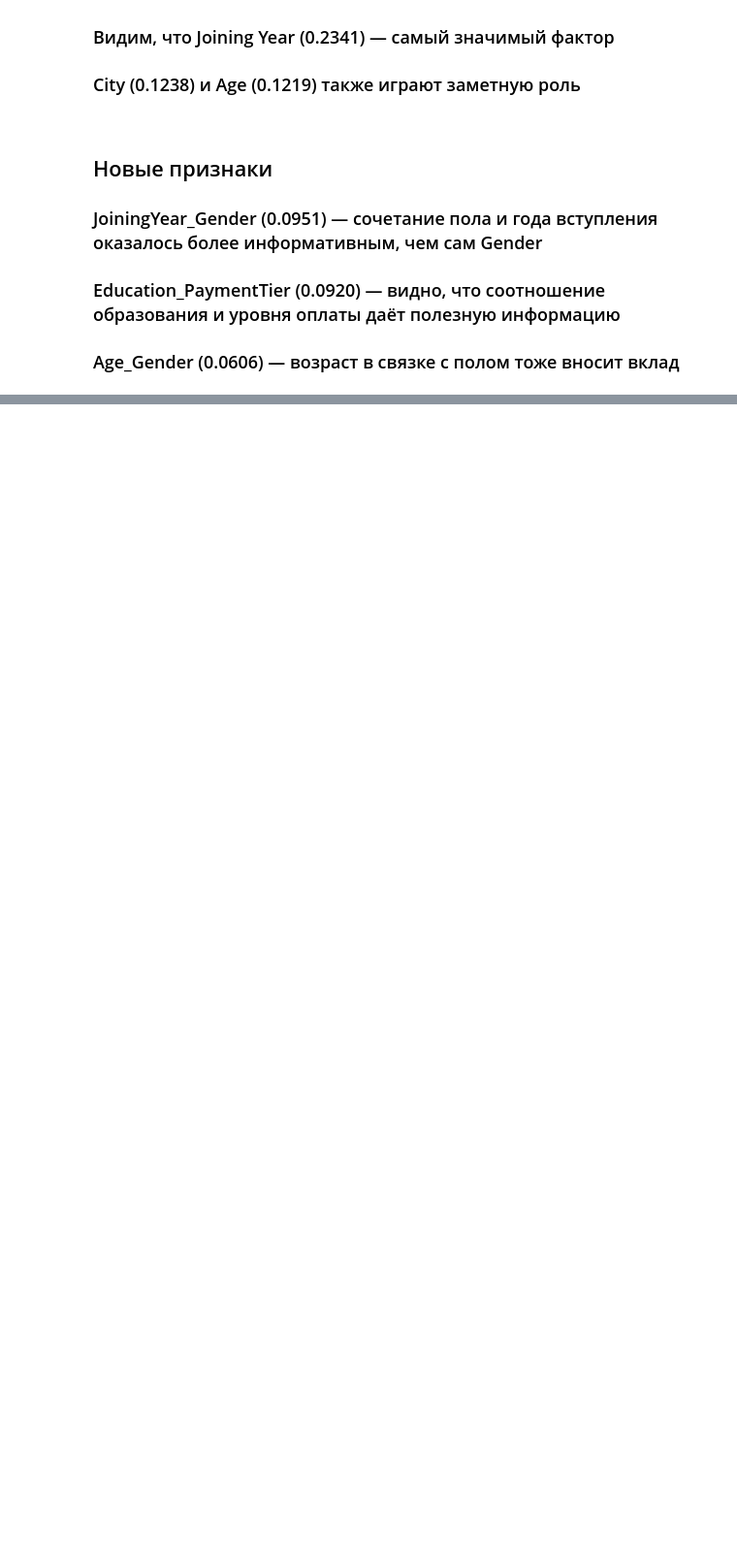
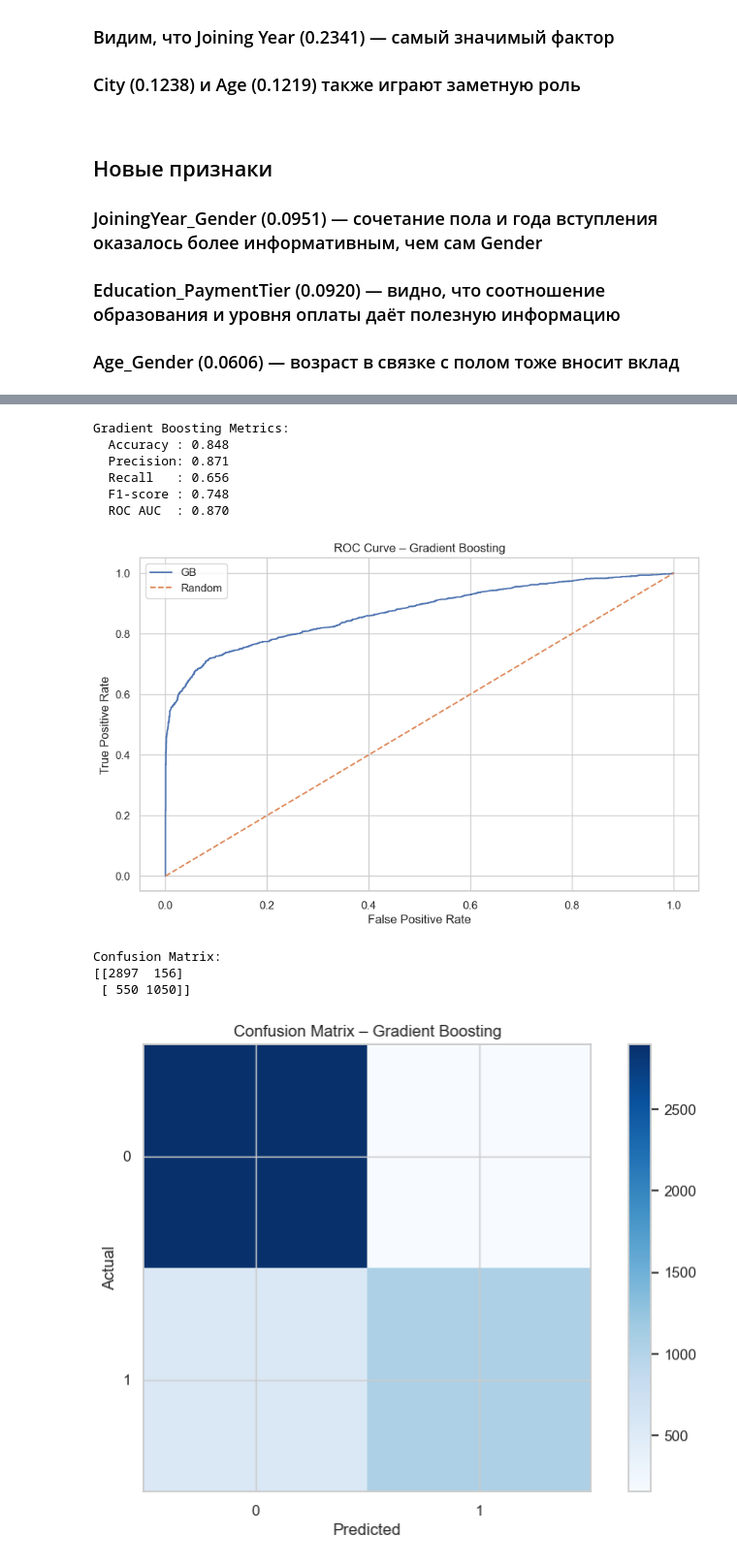
Before and after one commit to ratherbot/KaggleSummerPractice, a Jupyter notebook: solution.ipynb, the cells around one changed output, grey strips where cells are left out. Shown: that part at 97% size. Drawn from its saved outputs; the diff is of its cells as text; code cells hidden in the pictures; blank space fills up the shorter version.

```diff
--- a/solution.ipynb
+++ b/solution.ipynb
@@ -453,0 +620,80 @@ plt.show()
+# %%
+import pandas as pd
+import numpy as np
+import matplotlib.pyplot as plt
+from sklearn.model_selection import StratifiedKFold, cross_val_predict
+from sklearn.preprocessing import OneHotEncoder, StandardScaler
+from sklearn.compose import ColumnTransformer
+from sklearn.pipeline import Pipeline
+from sklearn.ensemble import GradientBoostingClassifier
+from sklearn.metrics import (
+    accuracy_score, precision_score, recall_score,
+    f1_score, roc_auc_score, roc_curve, confusion_matrix
+)
+
+features = ['Education','JoiningYear','City','PaymentTier',
+            'Age','Gender','EverBenched','ExperienceInCurrentDomain']
+X = df[features]
+y = df['LeaveOrNot']
+
+num_feats = ['JoiningYear','Age','ExperienceInCurrentDomain']
+cat_feats = ['Education','City','PaymentTier','Gender','EverBenched']
+preproc = ColumnTransformer([
+    ('num', StandardScaler(), num_feats),
+    ('cat', OneHotEncoder(handle_unknown='ignore'), cat_feats)
+])
+
+pipe_gb = Pipeline([
+    ('pre', preproc),
+    ('clf', GradientBoostingClassifier(
+        n_estimators=100,
+        learning_rate=0.1,
+        max_depth=3,
+        random_state=42
+    ))
+])
+
+cv = StratifiedKFold(n_splits=5, shuffle=True, random_state=42)
+y_pred = cross_val_predict(pipe_gb, X, y, cv=cv, method='predict')
+y_proba = cross_val_predict(pipe_gb, X, y, cv=cv, method='predict_proba')[:,1]
+
+print("Gradient Boosting Metrics:")
+print(f"  Accuracy : {accuracy_score(y, y_pred):.3f}")
+print(f"  Precision: {precision_score(y, y_pred):.3f}")
+print(f"  Recall   : {recall_score(y, y_pred):.3f}")
+print(f"  F1-score : {f1_score(y, y_pred):.3f}")
+print(f"  ROC AUC  : {roc_auc_score(y, y_proba):.3f}")
+
+fpr, tpr, _ = roc_curve(y, y_proba)
+plt.figure()
+plt.plot(fpr, tpr, label='GB')
+plt.plot([0,1],[0,1],'--', label='Random')
+plt.xlabel('False Positive Rate')
+plt.ylabel('True Positive Rate')
+plt.title('ROC Curve – Gradient Boosting')
+plt.legend()
+plt.show()
+
+cm = confusion_matrix(y, y_pred)
+print("Confusion Matrix:")
+print(cm)
+
+plt.figure()
+plt.imshow(cm, cmap=plt.cm.Blues)
+plt.title('Confusion Matrix – Gradient Boosting')
+plt.colorbar()
+plt.xticks([0,1], [0,1]); plt.yticks([0,1], [0,1])
+plt.xlabel('Predicted'); plt.ylabel('Actual')
+plt.show()
+# %% [output]
+Gradient Boosting Metrics:
+  Accuracy : 0.848
+  Precision: 0.871
+  Recall   : 0.656
+  F1-score : 0.748
+  ROC AUC  : 0.870
+[figure, added]
+Confusion Matrix:
+[[2897  156]
+ [ 550 1050]]
+[figure, added]
```
Also changed, not shown: parts of 14 cells of this notebook.
